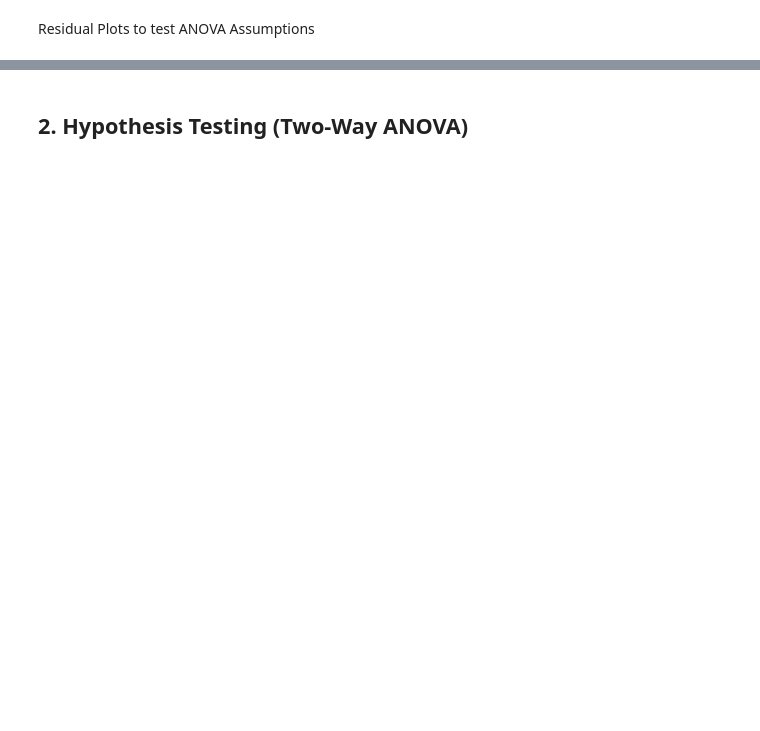
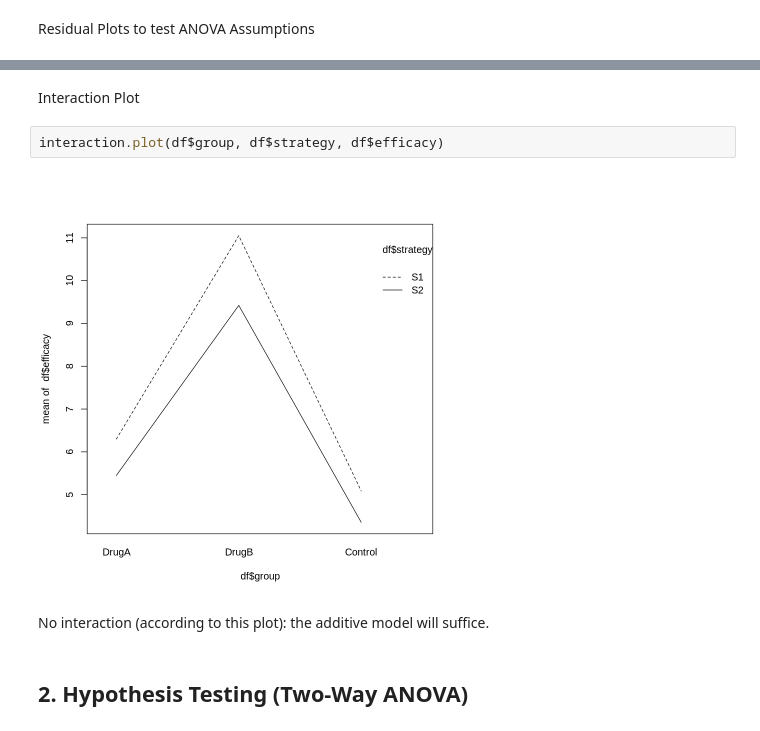
Before and after one commit to carn51/Assignment-1, a Jupyter notebook: A3/Assignment_3_ANOVA_Template.ipynb, the cells around one changed output, grey strips where cells are left out. Drawn from its saved outputs; the diff is of its cells as text; blank space fills up the shorter version.

```diff
--- a/A3/Assignment_3_ANOVA_Template.ipynb
+++ b/A3/Assignment_3_ANOVA_Template.ipynb
@@ -140,2 +181,10 @@ std_res =
+# %% [markdown]
+Interaction Plot
+# %%
+interaction.plot(df$group, df$strategy, df$efficacy)
+# %% [output]
+[figure, added]
+# %% [markdown]
+No interaction (according to this plot): the additive model will suffice.
 # %% [markdown]
 ## 2. Hypothesis Testing (Two-Way ANOVA)
```
Also changed, not shown: parts of 14 cells of this notebook.
